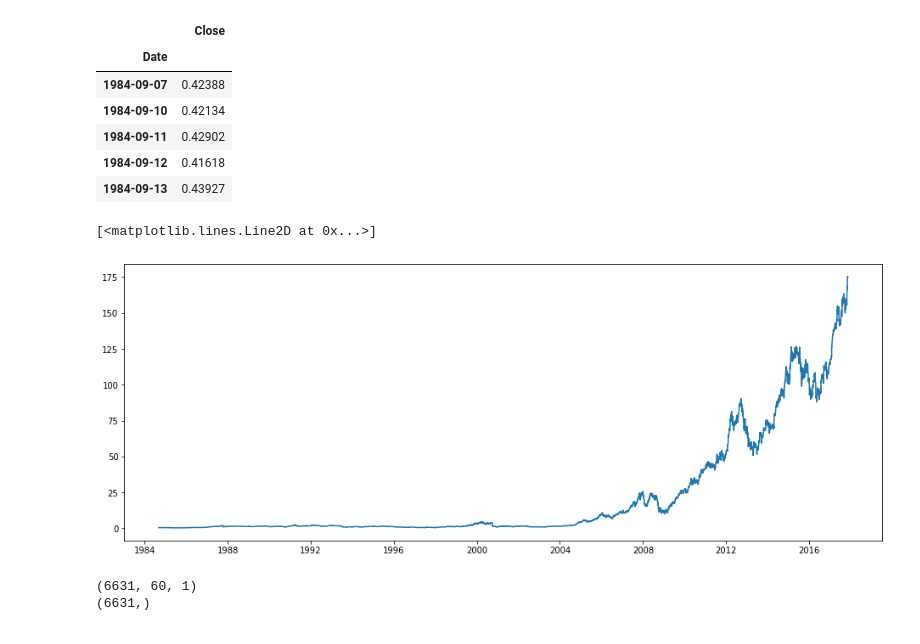
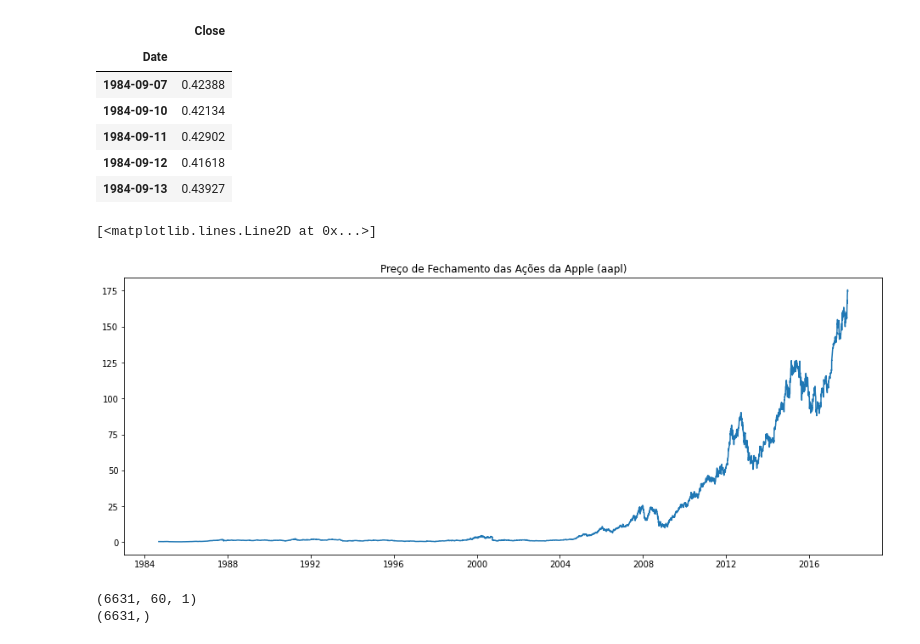
Before and after one commit to andreluraz/desafio_murano, a Jupyter notebook: questoes_desafio_murano.ipynb, the cells around one changed output. Drawn from its saved outputs; the diff is of its cells as text; code cells hidden in the pictures.

```diff
--- a/questoes_desafio_murano.ipynb
+++ b/questoes_desafio_murano.ipynb
@@ -1167,10 +1261,11 @@ train_data_len_aapl = int(np.round(len(data_aapl)*.8))
 dataset_aapl = data_aapl.values
 # %%
 plt.figure(figsize = (16,6))
+plt.title('Preço de Fechamento das Ações da Apple (aapl)')
 plt.plot(data_aapl['Close'])
 # %% [output]
 [<matplotlib.lines.Line2D at 0x...>]
-[figure, old version]
+[figure, new version]
 # %%
 # Normalizando os preços de fechamento para poder fazer o modelo
 scaled_data_aapl = scaler_aapl.fit_transform(dataset_aapl)
```
Also changed, not shown: parts of 43 cells of this notebook.
